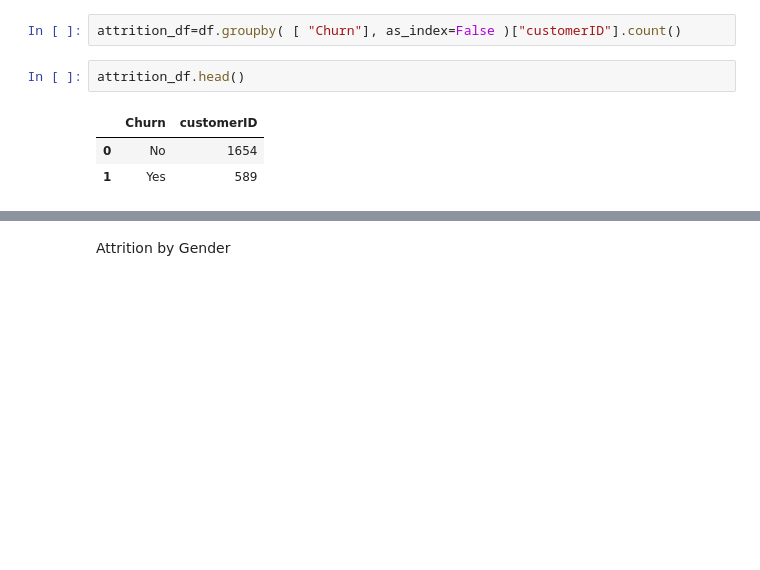
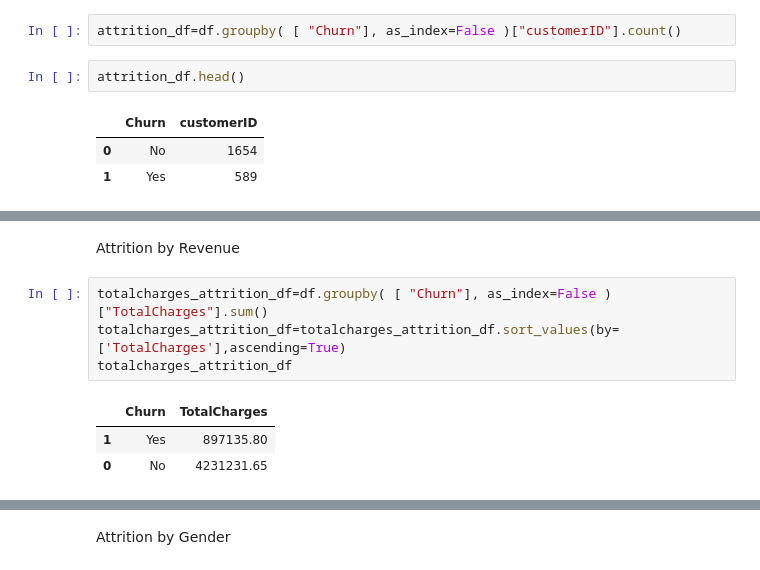
Before and after one commit to SammyOngaya/qml, a Jupyter notebook: qml/Notebooks/Telco-Customer-Churn.ipynb, the cells around one changed output, grey strips where cells are left out. Drawn from its saved outputs; the diff is of its cells as text; blank space fills up the shorter version.

```diff
--- a/qml/Notebooks/Telco-Customer-Churn.ipynb
+++ b/qml/Notebooks/Telco-Customer-Churn.ipynb
@@ -61,3 +81,13 @@ doughnut_attrition.update_layout(showlegend=False,autosize=True,annotations=[dic
 # %% [output]
 [interactive output not drawn]
 [interactive output not drawn]
+# %% [markdown]
+Attrition by Revenue
+# %%
+totalcharges_attrition_df=df.groupby( [ "Churn"], as_index=False )["TotalCharges"].sum()
+totalcharges_attrition_df=totalcharges_attrition_df.sort_values(by=['TotalCharges'],ascending=True)
+totalcharges_attrition_df
+# %% [output]
+|  | Churn | TotalCharges |
+| 1 | Yes | 897135.80 |
+| 0 | No | 4231231.65 |
```
Also changed, not shown: parts of 15 cells of this notebook.
